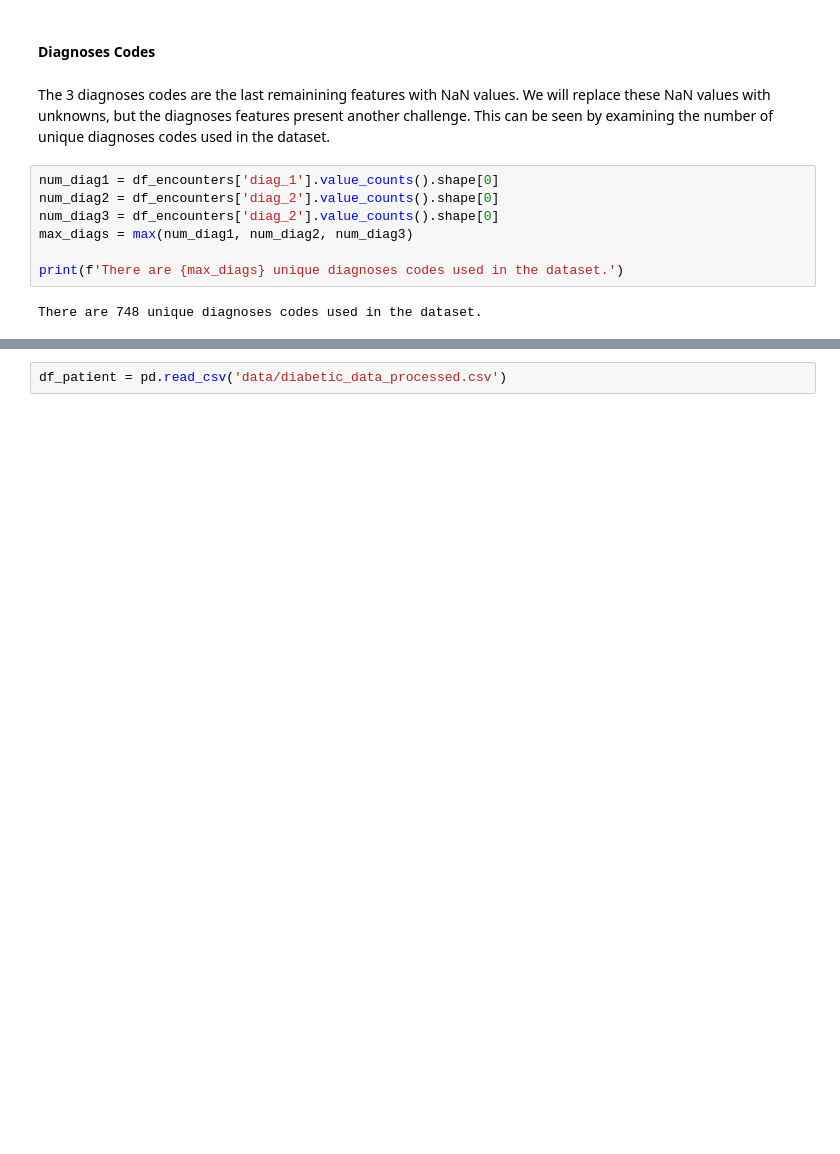
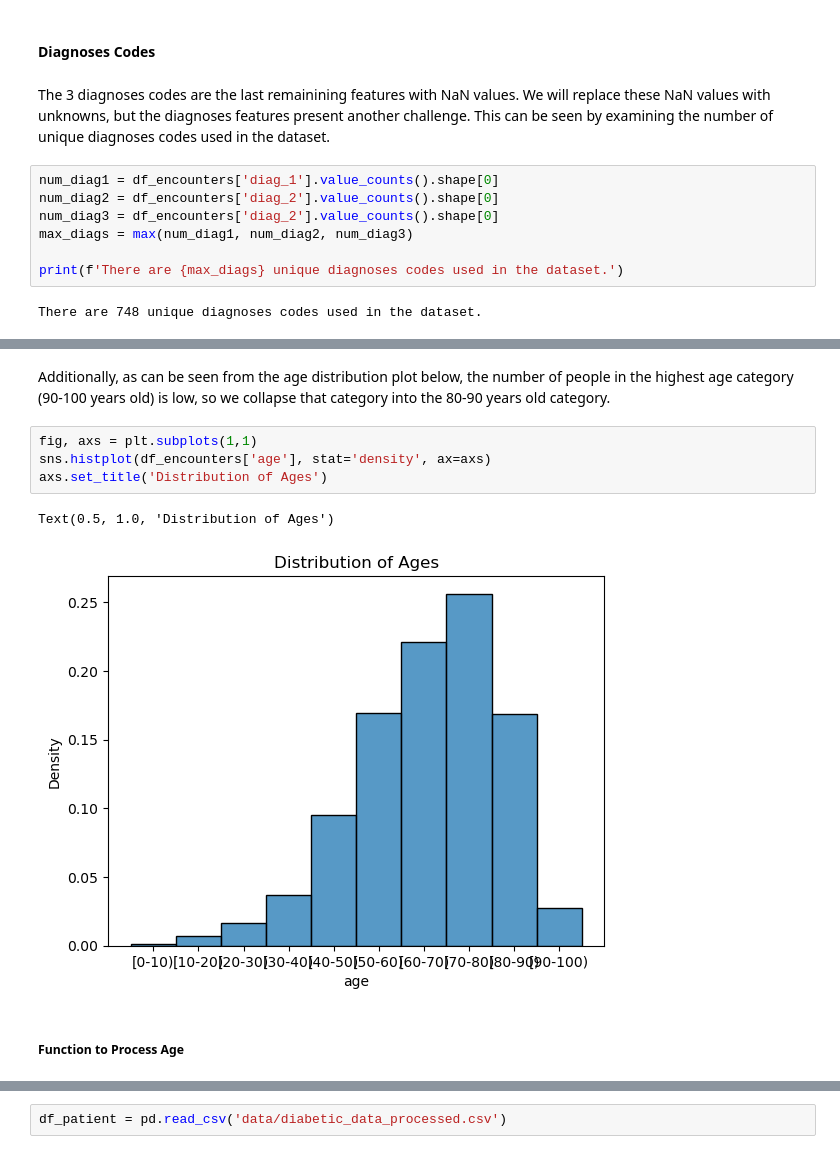
Before and after one commit to stevenworthington/cs109a_final_project, a Jupyter notebook: milestones/ms4/MS4_data_agg.ipynb, the cells around one changed output, grey strips where cells are left out. Cells and saved outputs as stored; diff of their text form; blank space fills up the shorter version.

```diff
--- a/milestones/ms4/MS4_data_agg.ipynb
+++ b/milestones/ms4/MS4_data_agg.ipynb
@@ -196,0 +276,11 @@ There are 748 unique diagnoses codes used in the dataset.
+# %% [markdown]
+Additionally, as can be seen from the age distribution plot below, the number of people in the highest age category (90-100 years old) is low, so we collapse that category into the 80-90 years old category.
+# %%
+fig, axs = plt.subplots(1,1)
+sns.histplot(df_encounters['age'], stat='density', ax=axs)
+axs.set_title('Distribution of Ages')
+# %% [output]
+Text(0.5, 1.0, 'Distribution of Ages')
+[figure, added]
+# %% [markdown]
+<h5> Function to Process Age </h5>
```
Also changed, not shown: parts of 60 cells of this notebook.
